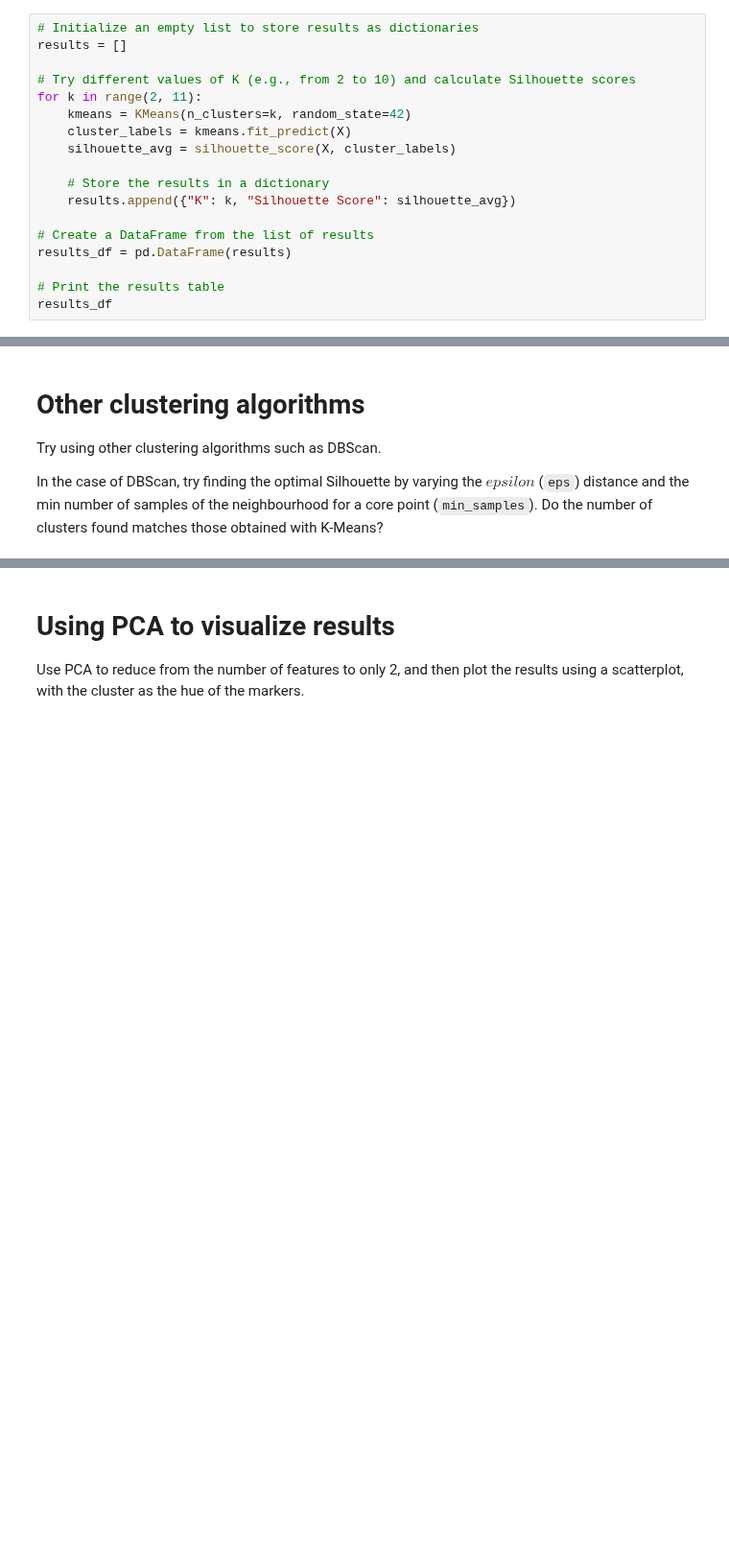
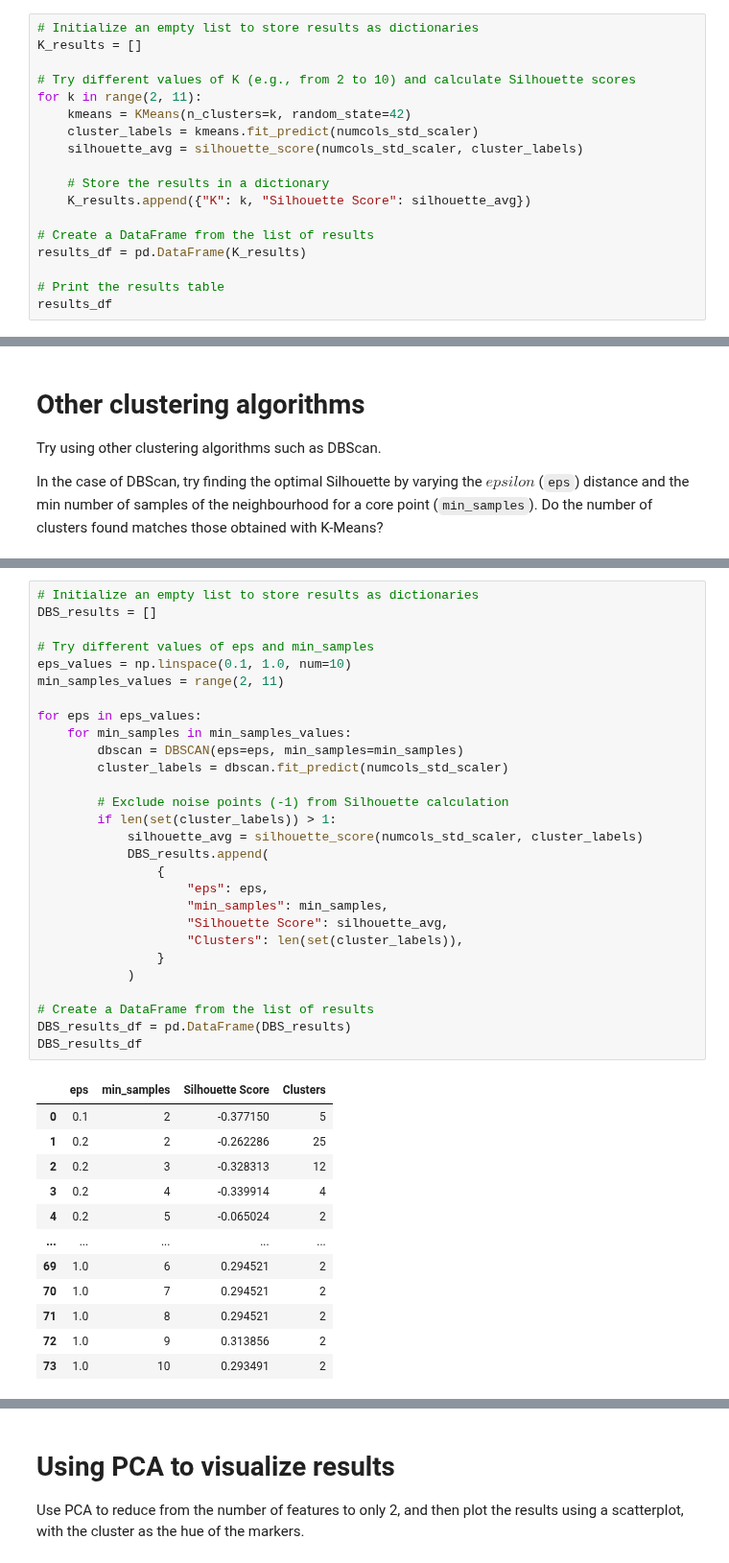
Before and after one commit to andres-mart/AnyoneAI, a Jupyter notebook: 2. Sprint_2/Assignments/13_1_1_PRACTICE_Unsupervised_Learning_of_costumer_data_using_KMeans.ipynb, the cells around one changed output, grey strips where cells are left out. Shown at 96% size. Saved outputs shown, nothing was run; the diff lists cells and outputs as text; blank space fills up the shorter version.

```diff
--- a/2. Sprint_2/Assignments/13_1_1_PRACTICE_Unsupervised_Learning_of_costumer_data_using_KMeans.ipynb
+++ b/2. Sprint_2/Assignments/13_1_1_PRACTICE_Unsupervised_Learning_of_costumer_data_using_KMeans.ipynb
@@ -182,18 +182,18 @@ plt.show()
 # %%
 # Initialize an empty list to store results as dictionaries
-results = []
+K_results = []
 
 # Try different values of K (e.g., from 2 to 10) and calculate Silhouette scores
 for k in range(2, 11):
     kmeans = KMeans(n_clusters=k, random_state=42)
-    cluster_labels = kmeans.fit_predict(X)
-    silhouette_avg = silhouette_score(X, cluster_labels)
+    cluster_labels = kmeans.fit_predict(numcols_std_scaler)
+    silhouette_avg = silhouette_score(numcols_std_scaler, cluster_labels)
 
     # Store the results in a dictionary
-    results.append({"K": k, "Silhouette Score": silhouette_avg})
+    K_results.append({"K": k, "Silhouette Score": silhouette_avg})
 
 # Create a DataFrame from the list of results
-results_df = pd.DataFrame(results)
+results_df = pd.DataFrame(K_results)
 
 # Print the results table
 results_df
@@ -223,0 +238,41 @@ In the case of DBScan, try finding the optimal Silhouette by varying the $epsilo
+# %%
+# Initialize an empty list to store results as dictionaries
+DBS_results = []
+
+# Try different values of eps and min_samples
+eps_values = np.linspace(0.1, 1.0, num=10)
+min_samples_values = range(2, 11)
+
+for eps in eps_values:
+    for min_samples in min_samples_values:
+        dbscan = DBSCAN(eps=eps, min_samples=min_samples)
+        cluster_labels = dbscan.fit_predict(numcols_std_scaler)
+
+        # Exclude noise points (-1) from Silhouette calculation
+        if len(set(cluster_labels)) > 1:
+            silhouette_avg = silhouette_score(numcols_std_scaler, cluster_labels)
+            DBS_results.append(
+                {
+                    "eps": eps,
+                    "min_samples": min_samples,
+                    "Silhouette Score": silhouette_avg,
+                    "Clusters": len(set(cluster_labels)),
+                }
+            )
+
+# Create a DataFrame from the list of results
+DBS_results_df = pd.DataFrame(DBS_results)
+DBS_results_df
+# %% [output]
+|  | eps | min_samples | Silhouette Score | Clusters |
+| 0 | 0.1 | 2 | -0.377150 | 5 |
+| 1 | 0.2 | 2 | -0.262286 | 25 |
+| 2 | 0.2 | 3 | -0.328313 | 12 |
+| 3 | 0.2 | 4 | -0.339914 | 4 |
+| 4 | 0.2 | 5 | -0.065024 | 2 |
+| ... | ... | ... | ... | ... |
+| 69 | 1.0 | 6 | 0.294521 | 2 |
+| 70 | 1.0 | 7 | 0.294521 | 2 |
+| 71 | 1.0 | 8 | 0.294521 | 2 |
+| 72 | 1.0 | 9 | 0.313856 | 2 |
+| 73 | 1.0 | 10 | 0.293491 | 2 |
```
Also changed, not shown: parts of 13 cells of this notebook.
